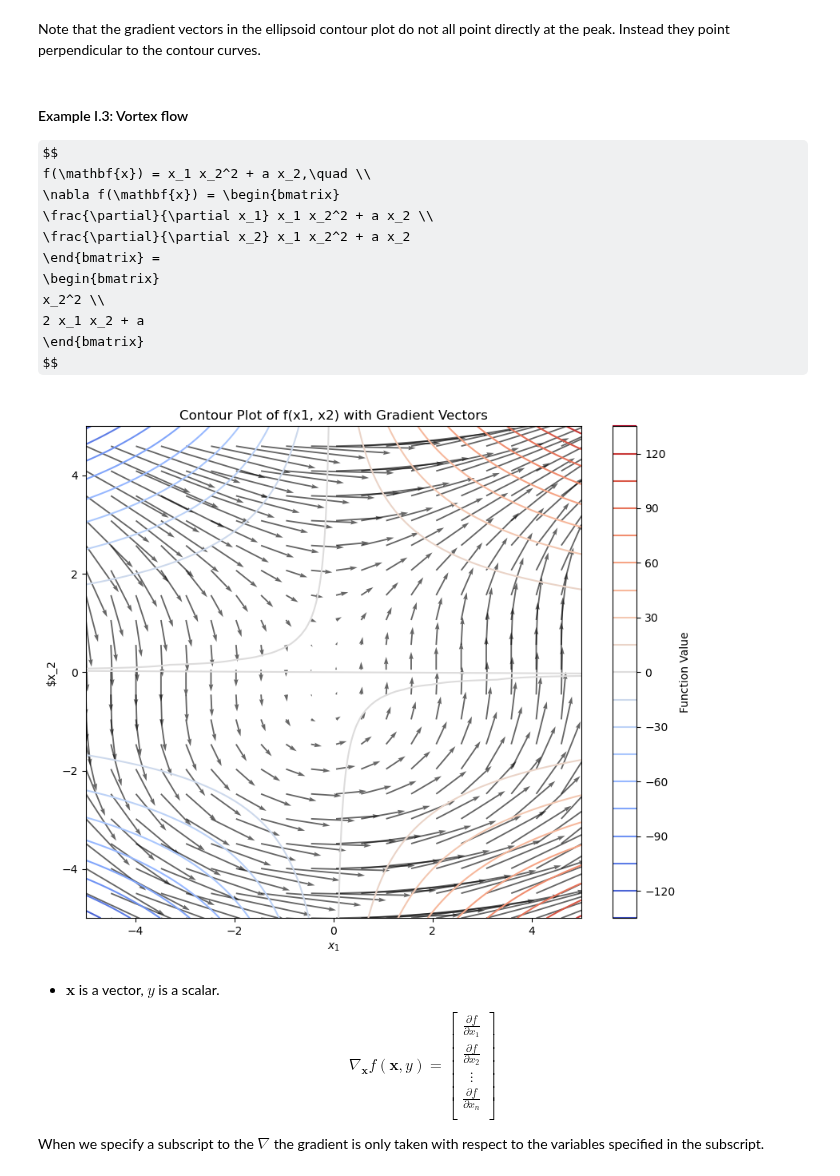
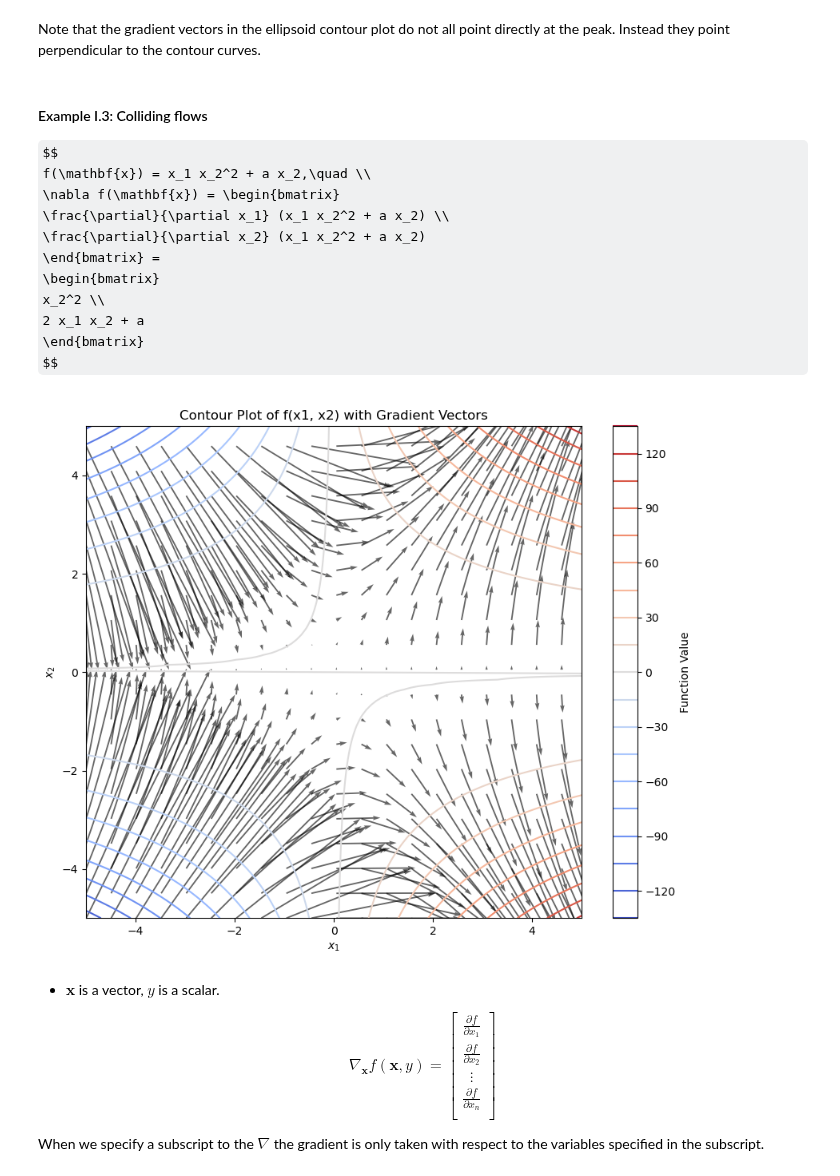
Before and after one commit to dosirrah/CSCI632_24F_MachineLearning, a Jupyter notebook: hw4/CSCI632_hw4.ipynb, the cells around one changed output. Cells and saved outputs as stored; diff of their text form; code cells hidden in the pictures; some formulas as TeX source.

```diff
--- a/hw4/CSCI632_hw4.ipynb
+++ b/hw4/CSCI632_hw4.ipynb
@@ -152,13 +157,13 @@ plt.show()
 Note that the gradient vectors in the ellipsoid contour plot do not all point directly at the peak.  Instead
 they point perpendicular to the contour curves.
 # %% [markdown]
-#### Example I.3: Vortex flow
+#### Example I.3: Colliding flows
 
 $$
 f(\mathbf{x}) = x_1 x_2^2 + a x_2,\quad \\
 \nabla f(\mathbf{x}) = \begin{bmatrix}
-  \frac{\partial}{\partial x_1} x_1 x_2^2 + a x_2 \\
-  \frac{\partial}{\partial x_2} x_1 x_2^2 + a x_2
+  \frac{\partial}{\partial x_1} (x_1 x_2^2 + a x_2) \\
+  \frac{\partial}{\partial x_2} (x_1 x_2^2 + a x_2)
 \end{bmatrix} =
 \begin{bmatrix}
   x_2^2 \\
@@ -175,24 +180,24 @@ Y = f(X1, X2)
 
 # compute gradient
 grad_x1 = X2**2   # performs an elementwise squaring.  It is taking the Hadamard product of X2 with itself.
-grad_x2 = 2 * X1 + a
+grad_x2 = 2 * X1 * X2 + a
 # %%
 # Select every 5th point for a sparse quiver plot
 skip = (slice(None, None, 5), slice(None, None, 5))
 
 # Plot the contour and the sparser gradients
 plt.figure(figsize=(10, 8))
 contour = plt.contour(X1, X2, Y, levels=20, cmap='coolwarm')
 plt.quiver(X1[skip], X2[skip], grad_x1[skip], grad_x2[skip], color='black', angles='xy', scale_units='xy', scale=10, alpha=0.6)
 
 # Add labels and display the plot
 plt.title("Contour Plot of f(x1, x2) with Gradient Vectors")
 plt.xlabel("$x_1$")
-plt.ylabel("$x_2")
+plt.ylabel("$x_2$")
 plt.colorbar(contour, label="Function Value")
 plt.show()
 # %% [output]
-[figure, old version]
+[figure, new version]
 # %% [markdown]
 * $\mathbf{x}$ is a vector, $y$ is a scalar.
 
```
Also changed, not shown: parts of 2 cells of this notebook.
